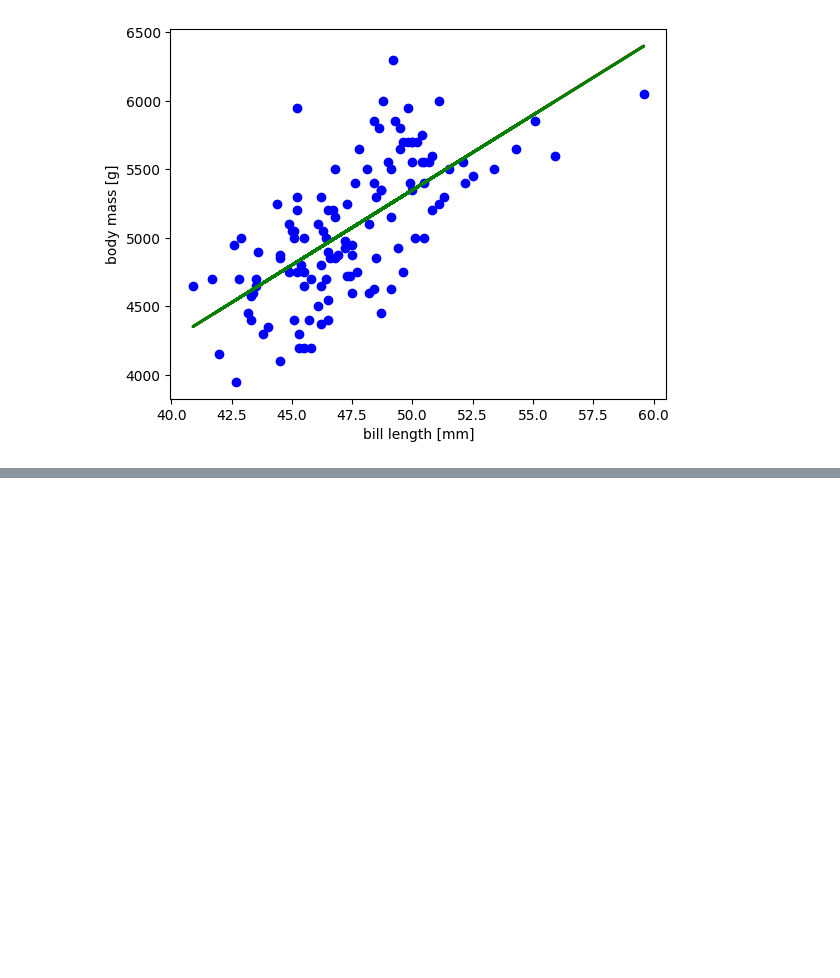
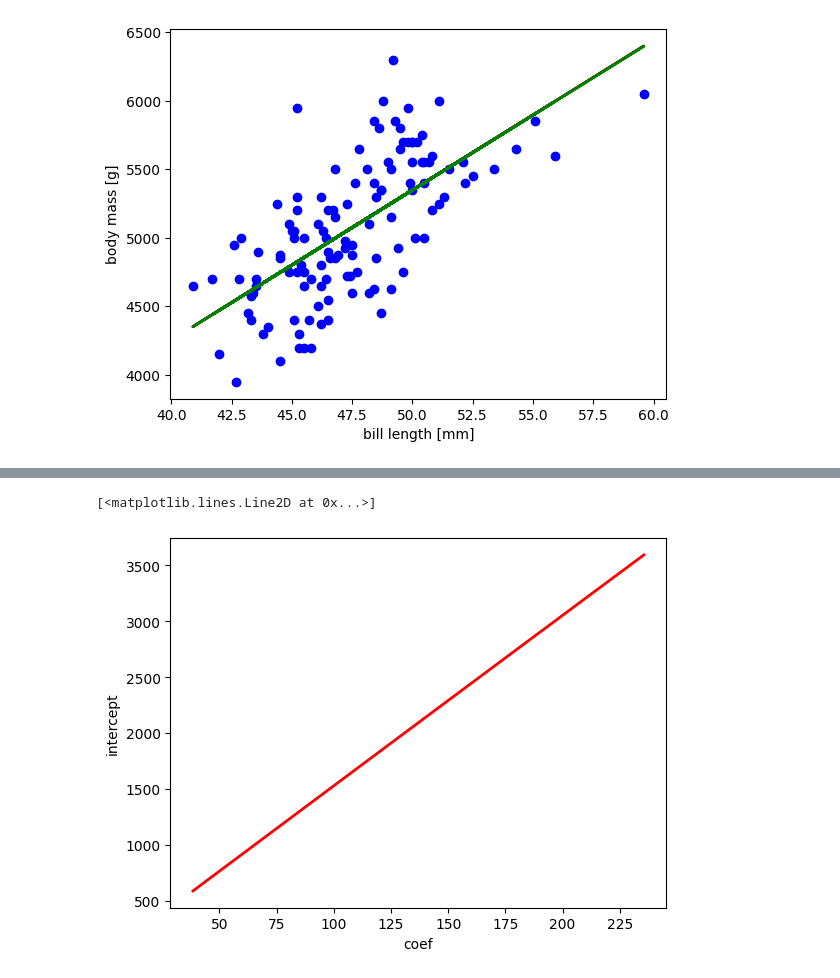
Before and after one commit to 892nske/qiita, a Jupyter notebook: 1_linear_regression/lr2.ipynb, the cells around one changed output, grey strips where cells are left out. Saved outputs shown, nothing was run; the diff lists cells and outputs as text; code cells hidden in the pictures; blank space fills up the shorter version.

```diff
--- a/1_linear_regression/lr2.ipynb
+++ b/1_linear_regression/lr2.ipynb
@@ -133,0 +110,7 @@ for _ in range(max_iter):
+# %%
+fig = plt.figure()
+ax = fig.add_subplot(111, xlabel="coef", ylabel="intercept")
+ax.plot(coef_history, intercept_history, "r", linewidth=2)
+# %% [output]
+[<matplotlib.lines.Line2D at 0x...>]
+[figure, added]
```
Also changed, not shown: parts of 7 cells of this notebook.
